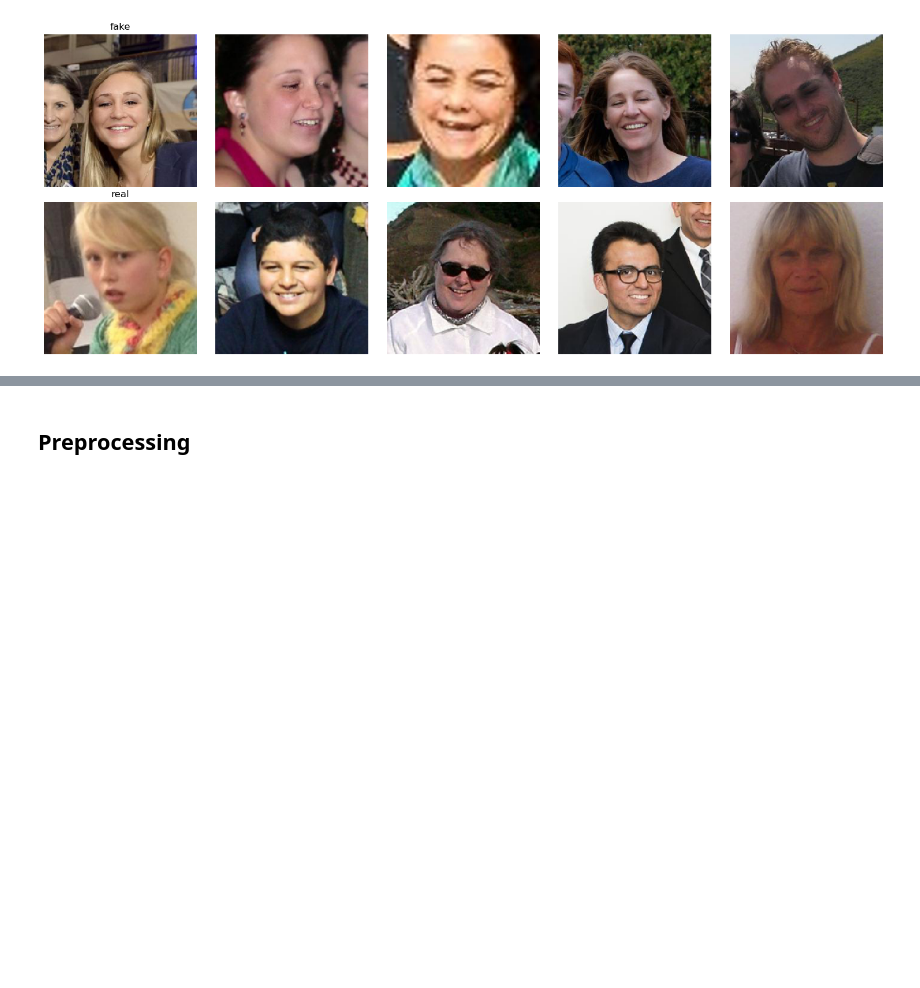
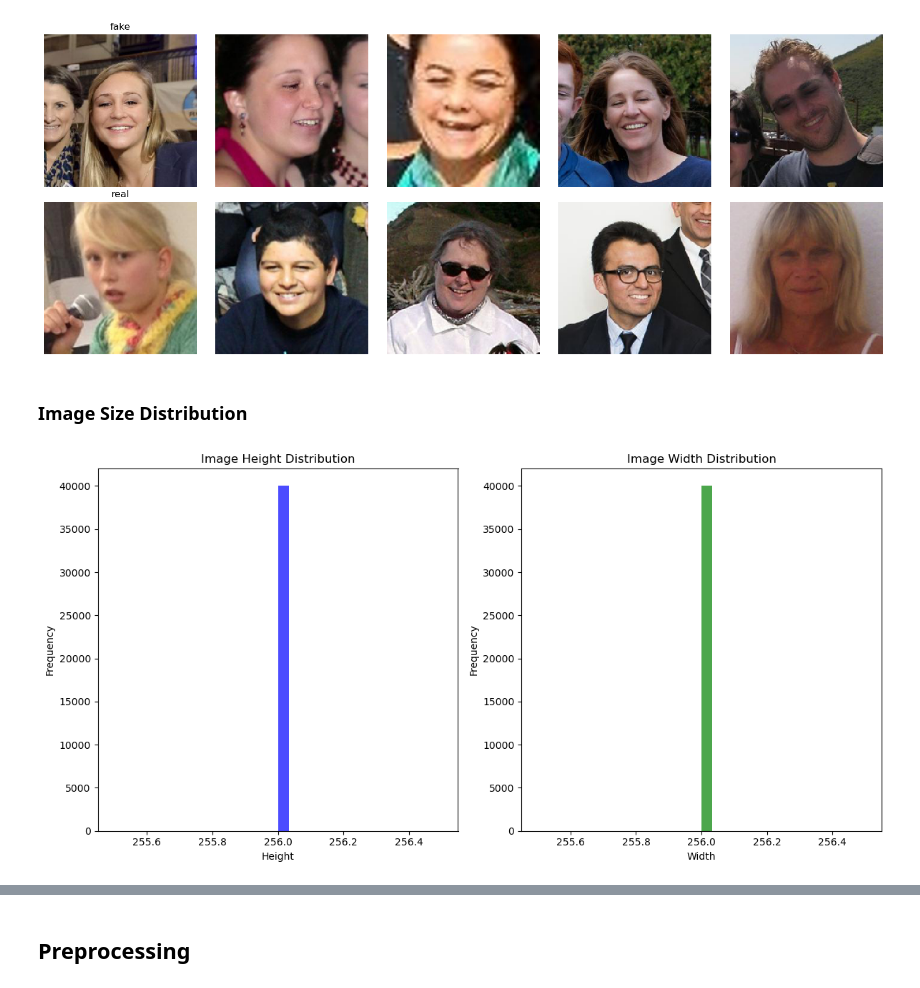
Before and after one commit to tinolinton/cnn, a Jupyter notebook: project.ipynb, the cells around one changed output, grey strips where cells are left out. Drawn from its saved outputs; the diff is of its cells as text; code cells hidden in the pictures; blank space fills up the shorter version.

```diff
--- a/project.ipynb
+++ b/project.ipynb
@@ -179,3 +191,39 @@ plot_class_distribution(train_dir)
 display_sample_images(train_dir, num_samples=5)
 # %% [output]
 [figure]
+# %% [markdown]
+### Image Size Distribution
+# %%
+# Analyze the distribution of image sizes in your dataset to understand if there are any significant variations.
+
+def analyze_image_sizes(directory):
+    image_sizes = []
+    for root, _, files in os.walk(directory):
+        for file in files:
+            if file.endswith(('.jpg', '.jpeg', '.png', '.bmp')):
+                img_path = os.path.join(root, file)
+                img = cv2.imread(img_path)
+                if img is not None:
+                    image_sizes.append(img.shape[:2])  # (height, width)
+
+    heights, widths = zip(*image_sizes)
+    plt.figure(figsize=(12, 6))
+    plt.subplot(1, 2, 1)
+    plt.hist(heights, bins=30, color='blue', alpha=0.7)
+    plt.title('Image Height Distribution')
+    plt.xlabel('Height')
+    plt.ylabel('Frequency')
+
+    plt.subplot(1, 2, 2)
+    plt.hist(widths, bins=30, color='green', alpha=0.7)
+    plt.title('Image Width Distribution')
+    plt.xlabel('Width')
+    plt.ylabel('Frequency')
+
+    plt.tight_layout()
+    plt.show()
+
+# Analyze image sizes in the training directory
+analyze_image_sizes(train_dir)
+# %% [output]
+[figure, added]
```
Also changed, not shown: parts of 12 cells of this notebook.
